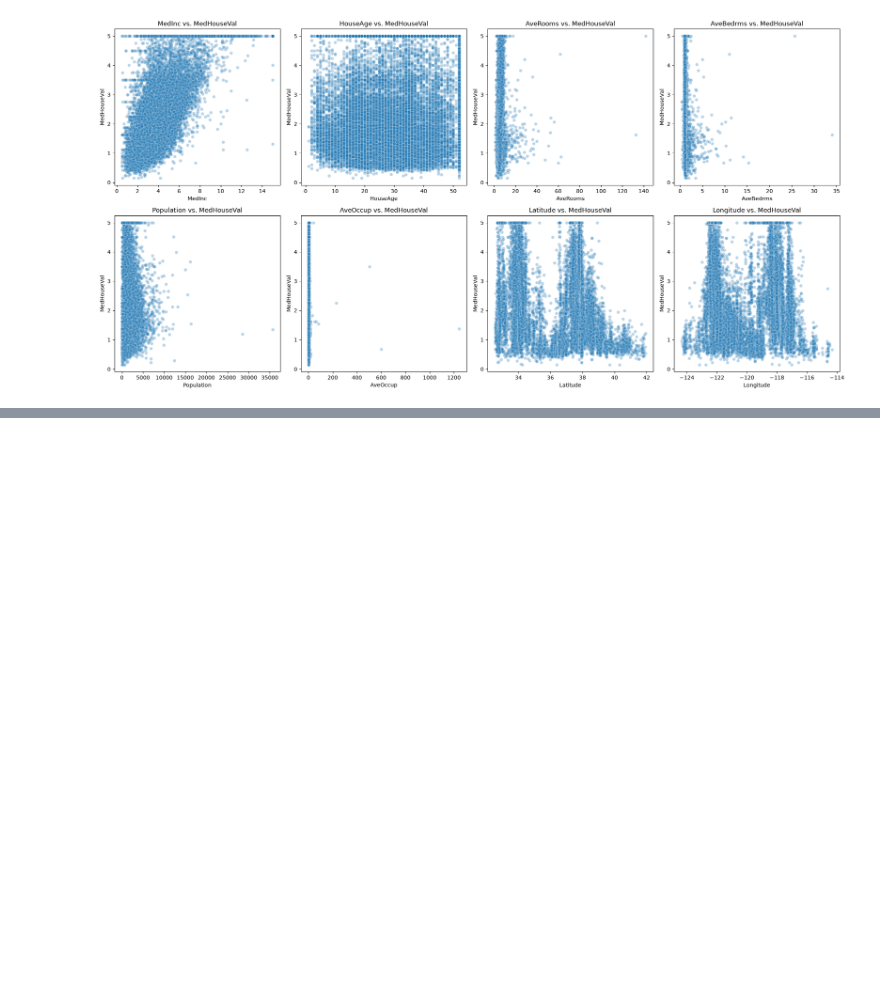
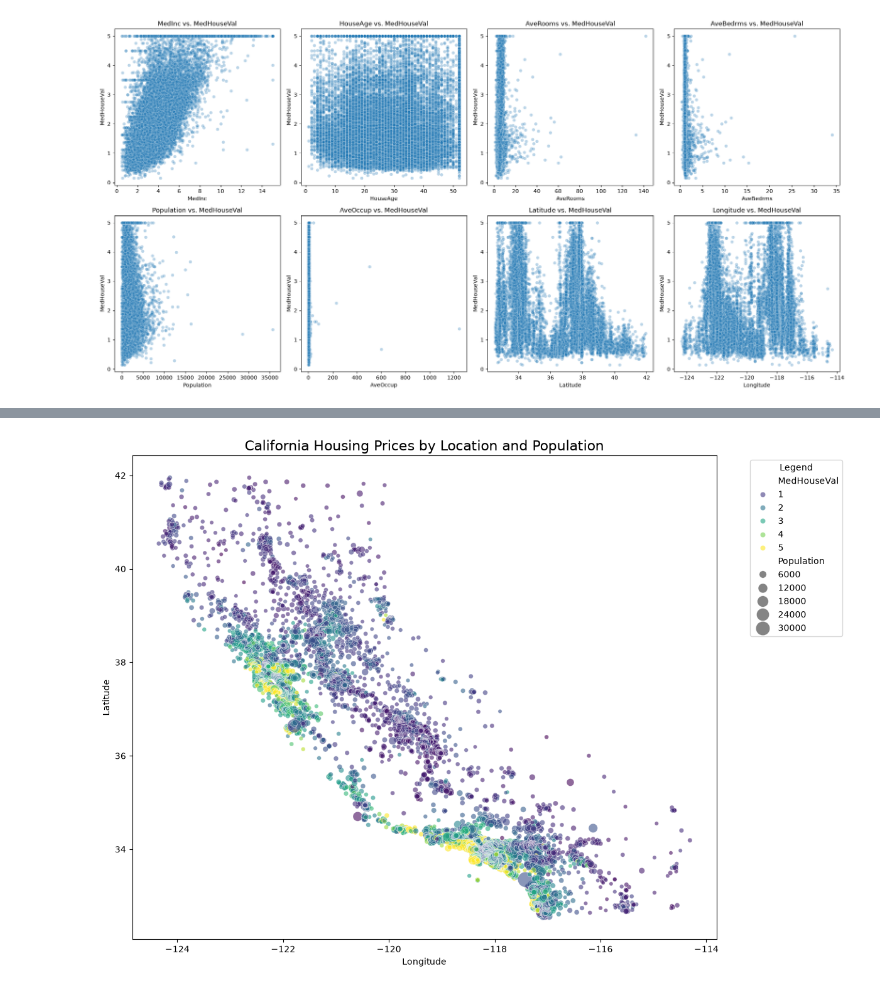
Before and after one commit to Rupesh-AI404/real-estate-price-prediction, a Jupyter notebook: real-estate-analysis.ipynb, the cells around one changed output, grey strips where cells are left out. Cells and saved outputs as stored; diff of their text form; code cells hidden in the pictures; blank space fills up the shorter version.

```diff
--- a/real-estate-analysis.ipynb
+++ b/real-estate-analysis.ipynb
@@ -242,0 +268,42 @@ plt.show()
+# %%
+# Set a good figure size for our detailed map
+plt.figure(figsize=(12, 10))
+
+# Create the enhanced scatter plot. We are adding new parameters to our previous call.
+sns.scatterplot(
+    data=housing_df,
+    x='Longitude',
+    y='Latitude',
+
+    # --- NEW PARAMETERS ---
+    # `hue` will color the points based on the 'MedHouseVal' column.
+    hue='MedHouseVal',
+
+    # `size` will adjust the size of the points based on the 'Population' column.
+    size='Population',
+
+    # `palette` specifies the color map. 'viridis' is a good choice for continuous data
+    # as it's visually appealing and accessible to colorblind viewers.
+    palette='viridis',
+
+    # `sizes` controls the minimum and maximum point size for readability.
+    sizes=(20, 300),
+
+    # We still use `alpha` to handle density, but we can make it a bit less transparent
+    # so the colors are more vibrant.
+    alpha=0.6
+)
+
+# Add a title and labels for clarity
+plt.title('California Housing Prices by Location and Population', fontsize=16)
+plt.xlabel('Longitude')
+plt.ylabel('Latitude')
+
+# The legend might get crowded, so let's position it nicely.
+# 'bbox_to_anchor' places the legend outside the plot area.
+plt.legend(title='Legend', bbox_to_anchor=(1.05, 1), loc='upper left')
+
+# Display the final, rich plot
+plt.show()
+# %% [output]
+[figure, added]
```
Also changed, not shown: parts of 2 cells of this notebook.
